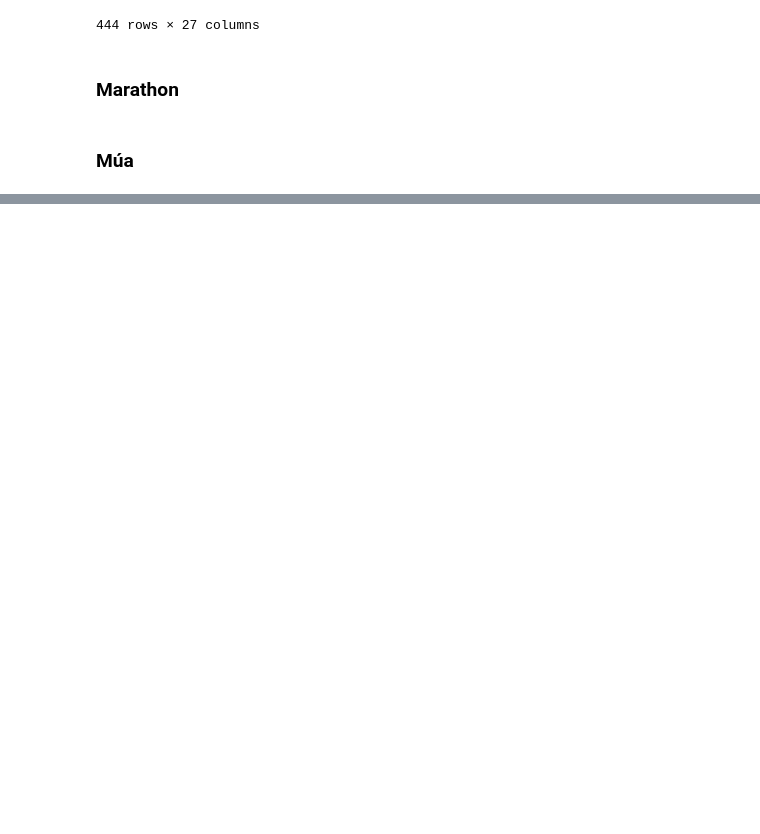
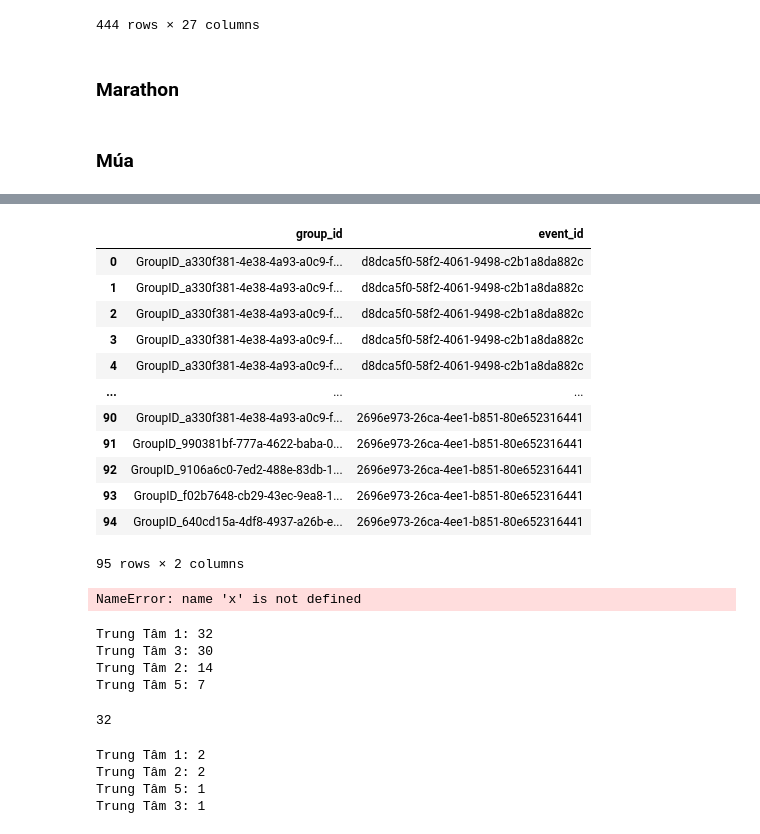
Before and after one commit to luonghuuthanhnam/working_app_python_backend, a Jupyter notebook: app/test.ipynb, the cells around one changed output, grey strips where cells are left out. Saved outputs shown, nothing was run; the diff lists cells and outputs as text; code cells hidden in the pictures; blank space fills up the shorter version.

```diff
--- a/app/test.ipynb
+++ b/app/test.ipynb
@@ -206,0 +266,3 @@ with open("test.json", "w", encoding="utf-8") as f:
+# %%
+eventHandler = event_db_handler.EventHandler()
+main_data = pd.read_excel("database/final_employee_data.xlsx", dtype=str)
@@ -206,0 +273,7 @@ with open("test.json", "w", encoding="utf-8") as f:
+# %%
+total_data = eventHandler.transform_table_data()
+# %%
+total_rows = []
+for each_key, each_data in total_data.items():
+        total_rows+=each_data
+total_data_df = pd.DataFrame.from_dict(total_rows)
@@ -206,0 +296,22 @@ with open("test.json", "w", encoding="utf-8") as f:
+# %%
+short_df = total_data_df[["group_id", "event_id"]]
+# %%
+short_df
+# %% [output]
+|  | group_id | event_id |
+| 0 | GroupID_a330f381-4e38-4a93-a0c9-f... | d8dca5f0-58f2-4061-9498-c2b1a8da882c |
+| 1 | GroupID_a330f381-4e38-4a93-a0c9-f... | d8dca5f0-58f2-4061-9498-c2b1a8da882c |
+| 2 | GroupID_a330f381-4e38-4a93-a0c9-f... | d8dca5f0-58f2-4061-9498-c2b1a8da882c |
+| 3 | GroupID_a330f381-4e38-4a93-a0c9-f... | d8dca5f0-58f2-4061-9498-c2b1a8da882c |
+| 4 | GroupID_a330f381-4e38-4a93-a0c9-f... | d8dca5f0-58f2-4061-9498-c2b1a8da882c |
+| ... | ... | ... |
+| 90 | GroupID_a330f381-4e38-4a93-a0c9-f... | 2696e973-26ca-4ee1-b851-80e652316441 |
+| 91 | GroupID_990381bf-777a-4622-baba-0... | 2696e973-26ca-4ee1-b851-80e652316441 |
+| 92 | GroupID_9106a6c0-7ed2-488e-83db-1... | 2696e973-26ca-4ee1-b851-80e652316441 |
+| 93 | GroupID_f02b7648-cb29-43ec-9ea8-1... | 2696e973-26ca-4ee1-b851-80e652316441 |
+| 94 | GroupID_640cd15a-4df8-4937-a26b-e... | 2696e973-26ca-4ee1-b851-80e652316441 |
+95 rows × 2 columns
+# %%
+x.loc["GroupID_640cd15a-4df8-4937-a26b-e801d7ebdfa7"]
+# %% [output]
+NameError: name 'x' is not defined
@@ -206,0 +321,30 @@ with open("test.json", "w", encoding="utf-8") as f:
+# %%
+short_df = total_data_df[["group_id", "Mã nhân viên"]]
+short_df = short_df[short_df["Mã nhân viên"] != "..."]
+group_id_count = short_df["group_id"].value_counts().to_dict()
+most_joining_group = max(group_id_count, key=group_id_count.get)
+most_joining_value = group_id_count[most_joining_group]
+for each_group_id, each_value in group_id_count.items():
+        print(f"{groupData.get_group_name(each_group_id)}: {each_value}")
+# %% [output]
+Trung Tâm 1: 32
+Trung Tâm 3: 30
+Trung Tâm 2: 14
+Trung Tâm 5: 7
+# %%
+most_joining_value
+# %% [output]
+32
+# %%
+short_df = total_data_df[["group_id", "Mã nhân viên", "event_id"]]
+short_df = short_df[short_df["Mã nhân viên"] != "..."]
+short_df = short_df[["group_id", "event_id"]]
+x = short_df.groupby(["group_id", "event_id"]).count()
+group_ids = short_df["group_id"].unique().tolist()
+for each_group_id in group_ids:
+    print(f"{groupData.get_group_name(each_group_id)}: {len(x.loc[each_group_id])}")
+# %% [output]
+Trung Tâm 1: 2
+Trung Tâm 2: 2
+Trung Tâm 5: 1
+Trung Tâm 3: 1
```
Also changed, not shown: parts of 19 cells of this notebook, 5 other files.
